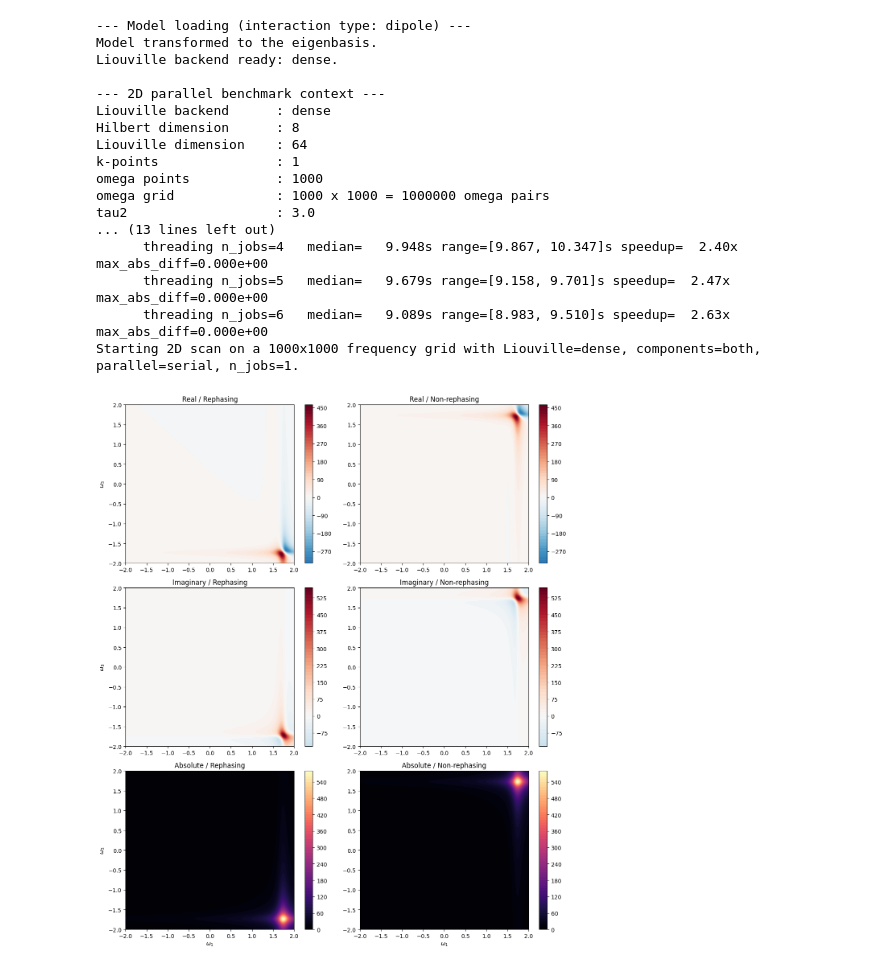
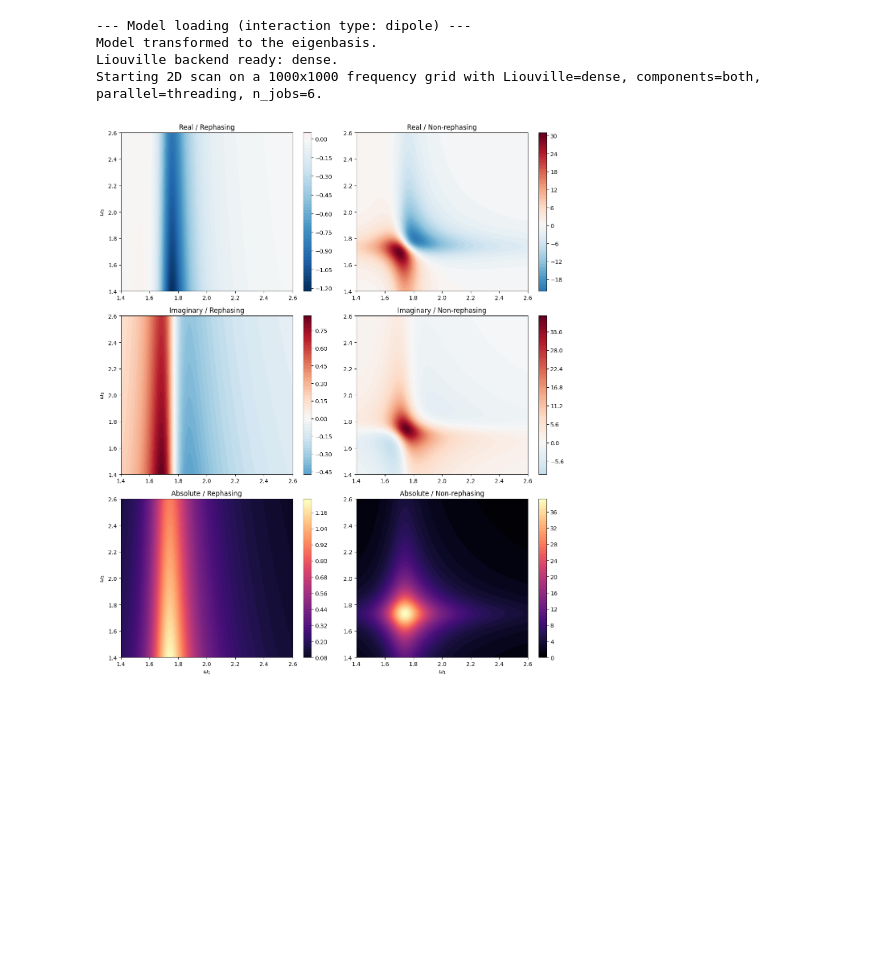
Before and after one commit to SilvaScience/QuDPy, a Jupyter notebook: examples/Holstein_model_2.ipynb, the cells around one changed output. Saved outputs shown, nothing was run; the diff lists cells and outputs as text; code cells hidden in the pictures; blank space fills up the shorter version.

```diff
--- a/examples/Holstein_model_2.ipynb
+++ b/examples/Holstein_model_2.ipynb
@@ -147,47 +147,34 @@ solver_params = {
 
 H_array, mu_array = build_holstein_H_mu(holstein_params, N_k=TOTAL_KPOINTS)
 c_ops_list = build_holstein_lindblad_ops(holstein_params, N_k=TOTAL_KPOINTS)
 
 solver = LiouvilleSpectroscopySolver(solver_params)
 solver.feed_model(
     H_model=H_array,
     interaction_op_array=mu_array,
     c_ops_raw=c_ops_list,
     interaction_type="dipole",
 )
 
-w_list = np.linspace(-2 , 2 , 1000)
+w_list = np.linspace(1.4 ,2.6  , 1000)
 
 '''
 solver.benchmark_2D_parallel_backends(
     w_list,
     tau2=3.0,
     k_array=k_array,
     backends=("serial", "threading"),
     n_jobs_values=(1 , 2 , 3, 4 , 5 , 6),
     blas_threads=1,
 )
 '''
-spectra = solver.generate_2D_spectra(w_list, tau2=3.0, k_array=k_array)
+spectra = solver.generate_2D_spectra(w_list, tau2=30.0, k_array=k_array)
 
 plotter = SpectroscopyPlotter(w_list)
 plotter.plot_spectrum(spectra["rephasing"], spectra["unrephasing"])
 # %% [output]
 --- Model loading (interaction type: dipole) ---
 Model transformed to the eigenbasis.
 Liouville backend ready: dense.
-
---- 2D parallel benchmark context ---
-Liouville backend      : dense
-Hilbert dimension      : 8
-Liouville dimension    : 64
-k-points               : 1
-omega points           : 1000
-omega grid             : 1000 x 1000 = 1000000 omega pairs
-tau2                   : 3.0
-... (13 lines left out)
-      threading n_jobs=4   median=   9.948s range=[9.867, 10.347]s speedup=  2.40x max_abs_diff=0.000e+00
-      threading n_jobs=5   median=   9.679s range=[9.158, 9.701]s speedup=  2.47x max_abs_diff=0.000e+00
-      threading n_jobs=6   median=   9.089s range=[8.983, 9.510]s speedup=  2.63x max_abs_diff=0.000e+00
-Starting 2D scan on a 1000x1000 frequency grid with Liouville=dense, components=both, parallel=serial, n_jobs=1.
+Starting 2D scan on a 1000x1000 frequency grid with Liouville=dense, components=both, parallel=threading, n_jobs=6.
-[figure, old version]
+[figure, new version]
```
Also changed, not shown: 4 other files.
